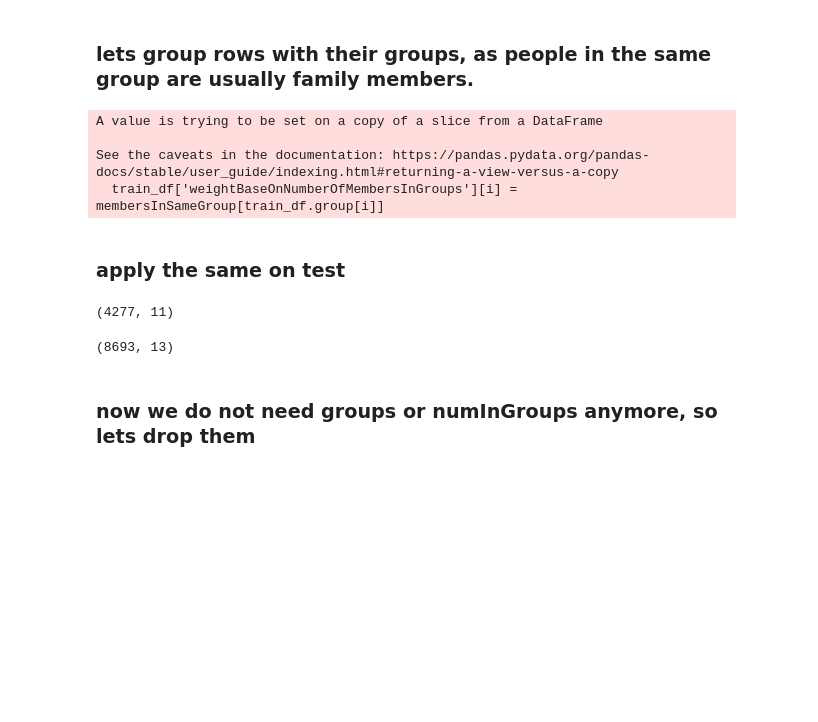
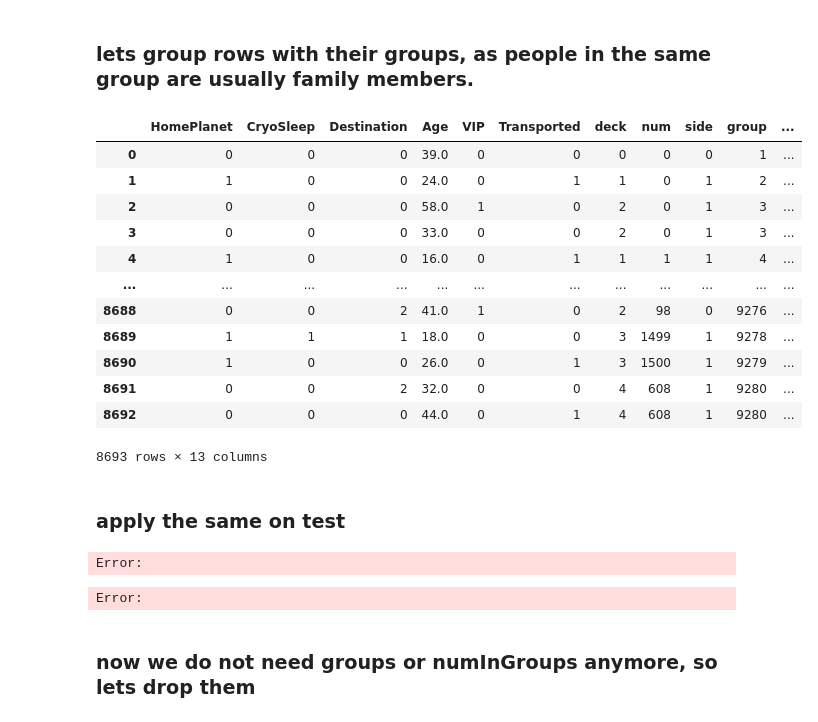
Before and after one commit to abdelazizSalah/Machine-Learning-Track, a Jupyter notebook: 180Course/session6/Assignment/titanicSpaceShip.ipynb, the cells around one changed output. Cells and saved outputs as stored; diff of their text form; code cells hidden in the pictures; blank space fills up the shorter version.

Commit message:
trying to make the notebook work

```diff
--- a/180Course/session6/Assignment/titanicSpaceShip.ipynb
+++ b/180Course/session6/Assignment/titanicSpaceShip.ipynb
@@ -486,42 +486,53 @@ test_df.head()
 # %%
 membersInSameGroup = train_df.groupby('group')['numInGroup'].count()
 
 # tyb delw2ty baa ehna 3auzen a, 3auzen enna nro7 nshof men aktur group hena 3ndo forsa eno ye3ml survive.
 # w b3d ma a3rf keda harg3 baa fl df el asly a3ml mapping lel weight el a3la.
 # I will write the algorithm in for loop then check how to use python code to make it simpler
 train_df['weightBaseOnNumberOfMembersInGroups'] = pd.Series(np.zeros(train_df.shape[0]))
 
-for i in range (len(train_df)):
-    train_df['weightBaseOnNumberOfMembersInGroups'][i] =  membersInSameGroup[train_df.group[i]]
+# for i in range (len(train_df)):
+#     train_df['weightBaseOnNumberOfMembersInGroups'][i] =  membersInSameGroup[train_df.group[i]]
 # it is working now :D, check how to make it in python code.
+train_df['weightBaseOnNumberOfMembersInGroups'] = train_df['group'].apply(lambda x: membersInSameGroup[x])
 
 train_df
 # %% [output]
+|  | HomePlanet | CryoSleep | Destination | Age | VIP | Transported | deck | num | side | group | ... |
+| 0 | 0 | 0 | 0 | 39.0 | 0 | 0 | 0 | 0 | 0 | 1 | ... |
+| 1 | 1 | 0 | 0 | 24.0 | 0 | 1 | 1 | 0 | 1 | 2 | ... |
+| 2 | 0 | 0 | 0 | 58.0 | 1 | 0 | 2 | 0 | 1 | 3 | ... |
+| 3 | 0 | 0 | 0 | 33.0 | 0 | 0 | 2 | 0 | 1 | 3 | ... |
+| 4 | 1 | 0 | 0 | 16.0 | 0 | 1 | 1 | 1 | 1 | 4 | ... |
+| ... | ... | ... | ... | ... | ... | ... | ... | ... | ... | ... | ... |
+| 8688 | 0 | 0 | 2 | 41.0 | 1 | 0 | 2 | 98 | 0 | 9276 | ... |
+| 8689 | 1 | 1 | 1 | 18.0 | 0 | 0 | 3 | 1499 | 1 | 9278 | ... |
+| 8690 | 1 | 0 | 0 | 26.0 | 0 | 1 | 3 | 1500 | 1 | 9279 | ... |
+| 8691 | 0 | 0 | 2 | 32.0 | 0 | 0 | 4 | 608 | 1 | 9280 | ... |
+| 8692 | 0 | 0 | 0 | 44.0 | 0 | 1 | 4 | 608 | 1 | 9280 | ... |
-A value is trying to be set on a copy of a slice from a DataFrame
-
-See the caveats in the documentation: https://pandas.pydata.org/pandas-docs/stable/user_guide/indexing.html#returning-a-view-versus-a-copy
-  train_df['weightBaseOnNumberOfMembersInGroups'][i] =  membersInSameGroup[train_df.group[i]]
+8693 rows × 13 columns
 # %% [markdown]
 ### apply the same on test
 # %%
 print(test_df.shape)
 train_df.shape
 
-# membersInSameGroup = test_df.groupby('group')['numInGroup'].count()
+membersInSameGroup = test_df.groupby('group')['numInGroup'].count()
 
 # # tyb delw2ty baa ehna 3auzen a, 3auzen enna nro7 nshof men aktur group hena 3ndo forsa eno ye3ml survive.
 # # w b3d ma a3rf keda harg3 baa fl df el asly a3ml mapping lel weight el a3la.
 # # I will write the algorithm in for loop then check how to use python code to make it simpler
-# test_df['weightBaseOnNumberOfMembersInGroups'] = pd.Series(np.zeros(test_df.shape[0]))
+test_df['weightBaseOnNumberOfMembersInGroups'] = pd.Series(np.zeros(test_df.shape[0]))
 
 # for i in range (len(test_df)):
 #     test_df['weightBaseOnNumberOfMembersInGroups'][i] =  membersInSameGroup[test_df.group[i]]
 # # it is working now :D, check how to make it in python code.
+test_df['weightBaseOnNumberOfMembersInGroups'] = test_df['group'].apply(lambda x: membersInSameGroup[x])
 
-# test_df
+test_df
 # %% [output]
-(4277, 11)
+Error:
-(8693, 13)
+Error:
 # %% [markdown]
 ### now we do not need groups or numInGroups anymore, so lets drop them
 # %%
```
Also changed, not shown: parts of 1 cell of this notebook.
